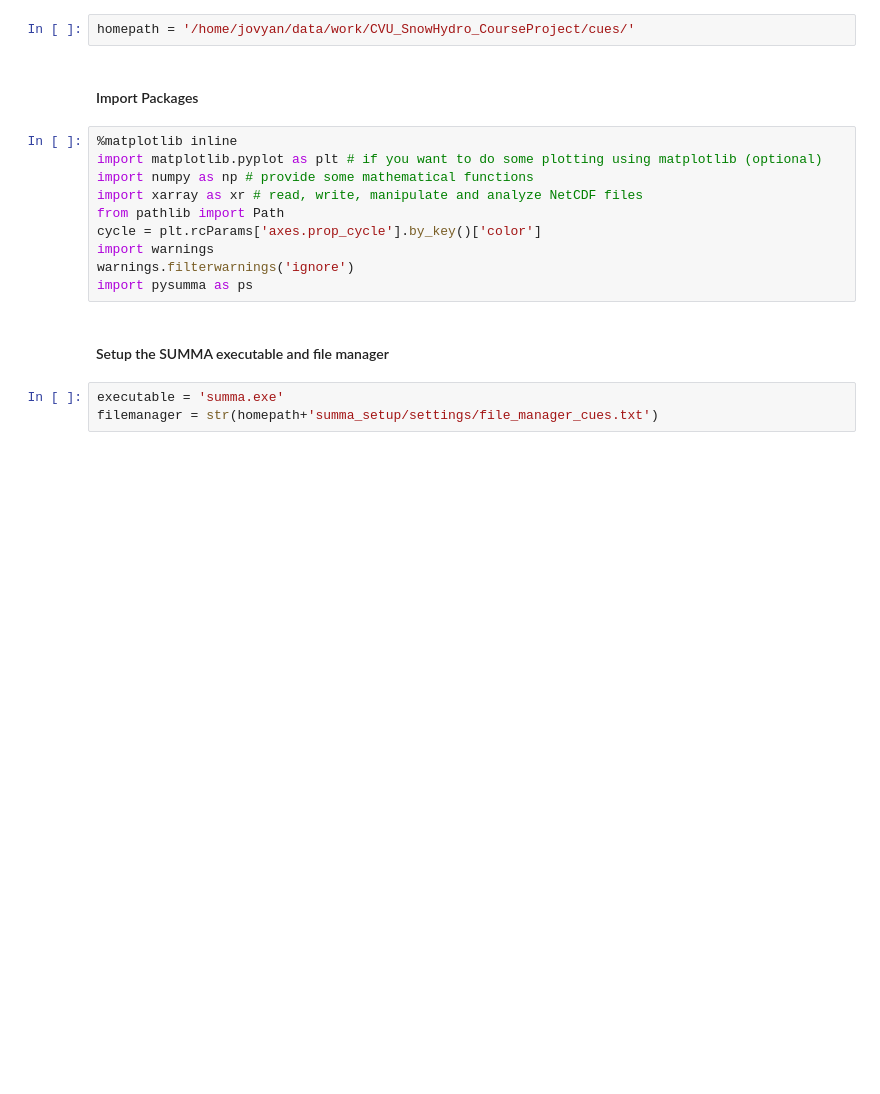
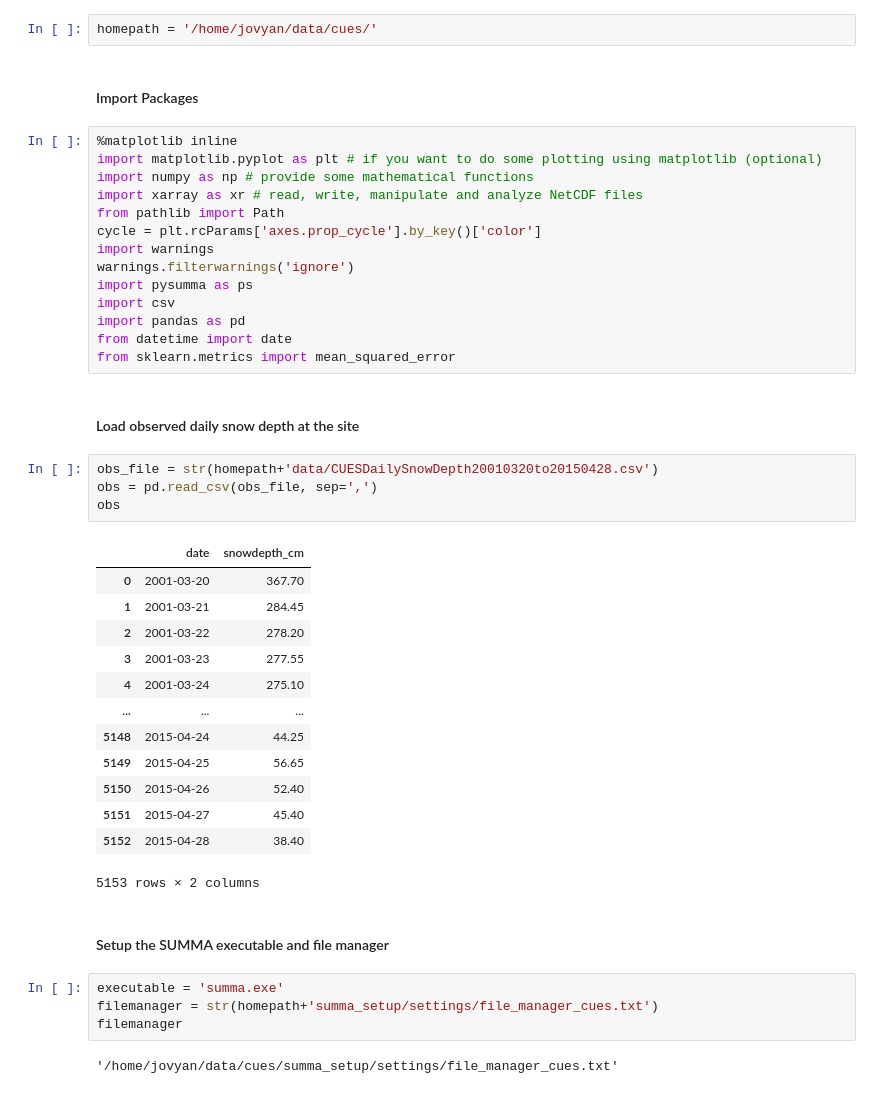
Before and after one commit to RaineyAbe/CVU_SnowHydro_CourseProject, a Jupyter notebook: minimize_summa_misfits_cues.ipynb, the cells around one changed output. Cells and saved outputs as stored; diff of their text form; blank space fills up the shorter version.

```diff
--- a/minimize_summa_misfits_cues.ipynb
+++ b/minimize_summa_misfits_cues.ipynb
@@ -13,7 +19,7 @@ Bareera Mirza & Rainey Aberle
 # %% [markdown]
 #### Set path to the cues folder
 # %%
-homepath = '/home/jovyan/data/work/CVU_SnowHydro_CourseProject/cues/'
+homepath = '/home/jovyan/data/cues/'
 # %% [markdown]
 #### Import Packages
 # %%
@@ -26,8 +32,35 @@ cycle = plt.rcParams['axes.prop_cycle'].by_key()['color']
 import warnings
 warnings.filterwarnings('ignore')
 import pysumma as ps
+import csv
+import pandas as pd
+from datetime import date
+from sklearn.metrics import mean_squared_error
+# %% [markdown]
+#### Load observed daily snow depth at the site
+# %%
+obs_file = str(homepath+'data/CUESDailySnowDepth20010320to20150428.csv')
+obs = pd.read_csv(obs_file, sep=',')
+obs
+# %% [output]
+|  | date | snowdepth_cm |
+| 0 | 2001-03-20 | 367.70 |
+| 1 | 2001-03-21 | 284.45 |
+| 2 | 2001-03-22 | 278.20 |
+| 3 | 2001-03-23 | 277.55 |
+| 4 | 2001-03-24 | 275.10 |
+| ... | ... | ... |
+| 5148 | 2015-04-24 | 44.25 |
+| 5149 | 2015-04-25 | 56.65 |
+| 5150 | 2015-04-26 | 52.40 |
+| 5151 | 2015-04-27 | 45.40 |
+| 5152 | 2015-04-28 | 38.40 |
+5153 rows × 2 columns
 # %% [markdown]
 #### Setup the SUMMA executable and file manager
 # %%
 executable = 'summa.exe'
 filemanager = str(homepath+'summa_setup/settings/file_manager_cues.txt')
+filemanager
+# %% [output]
+'/home/jovyan/data/cues/summa_setup/settings/file_manager_cues.txt'
```
Also changed, not shown: parts of 16 cells of this notebook.
